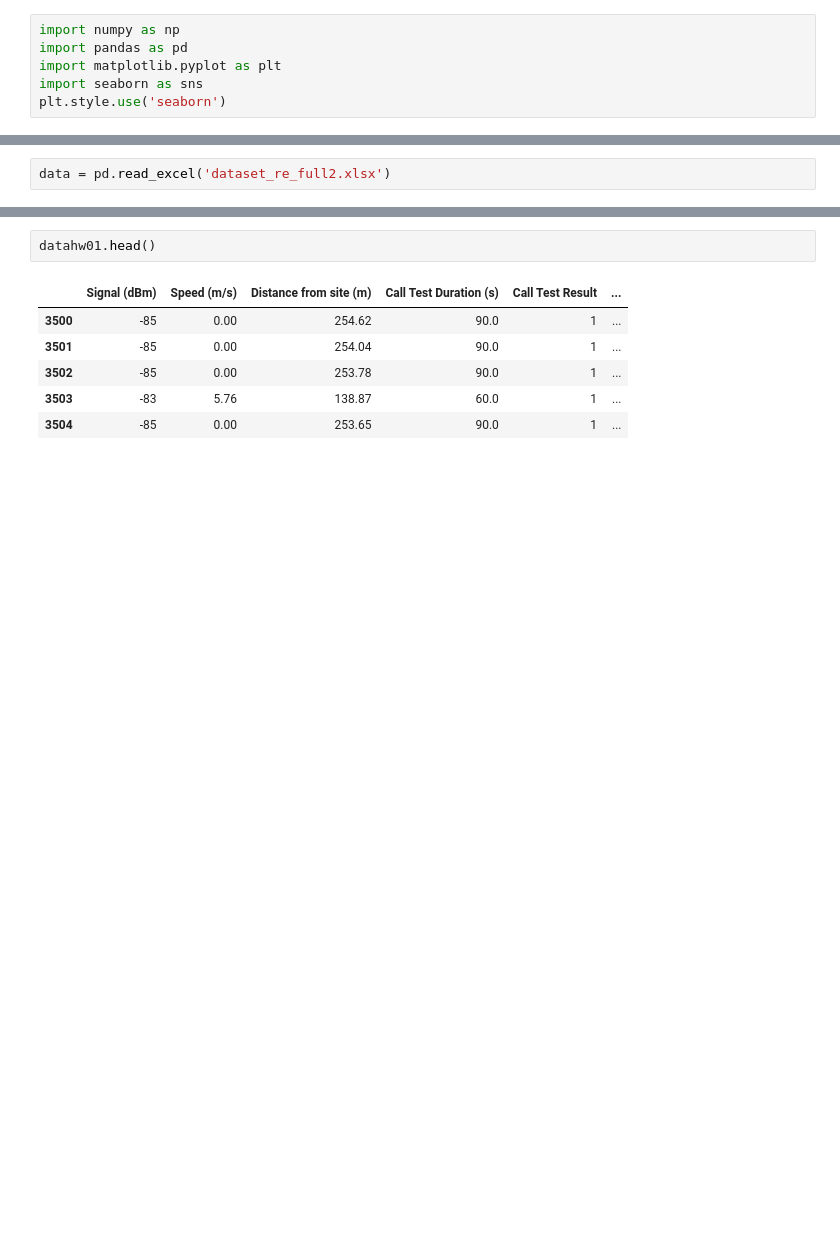
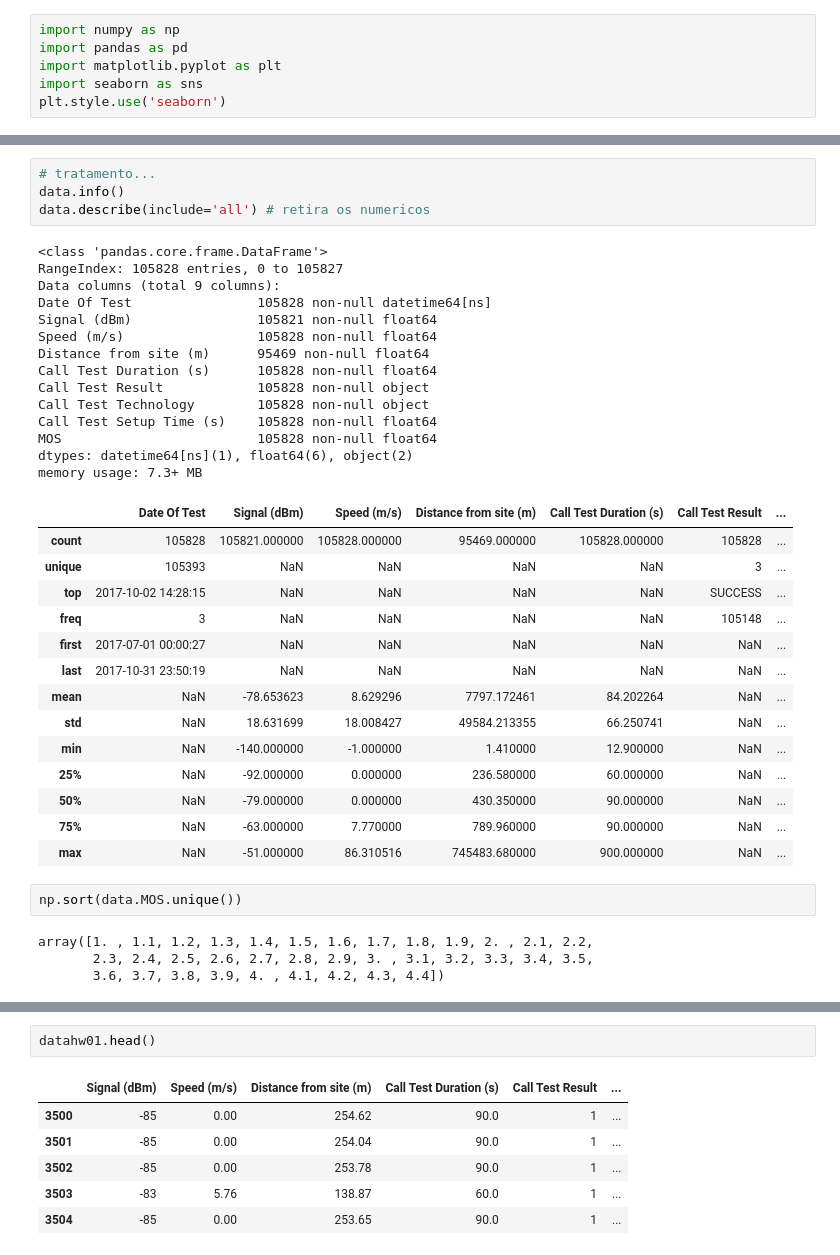
Before and after one commit to ezequiasjunior/ica2019.2, a Jupyter notebook: data_preprocessing.ipynb, the cells around one changed output, grey strips where cells are left out. Saved outputs shown, nothing was run; the diff lists cells and outputs as text; blank space fills up the shorter version.

```diff
--- a/data_preprocessing.ipynb
+++ b/data_preprocessing.ipynb
@@ -15,2 +46,0 @@ utilizar um slice do dado full...ou seja pegar o '''dataset_hw01.xlsx''' do dado
-# %%
-data = pd.read_excel('dataset_re_full2.xlsx')
@@ -23,0 +58,39 @@ datahw01.size, datahw01.shape
+# %%
+# tratamento...
+data.info()
+data.describe(include='all') # retira os numericos
+# %% [output]
+<class 'pandas.core.frame.DataFrame'>
+RangeIndex: 105828 entries, 0 to 105827
+Data columns (total 9 columns):
+Date Of Test                105828 non-null datetime64[ns]
+Signal (dBm)                105821 non-null float64
+Speed (m/s)                 105828 non-null float64
+Distance from site (m)      95469 non-null float64
+Call Test Duration (s)      105828 non-null float64
+Call Test Result            105828 non-null object
+Call Test Technology        105828 non-null object
+Call Test Setup Time (s)    105828 non-null float64
+MOS                         105828 non-null float64
+dtypes: datetime64[ns](1), float64(6), object(2)
+memory usage: 7.3+ MB
+|  | Date Of Test | Signal (dBm) | Speed (m/s) | Distance from site (m) | Call Test Duration (s) | Call Test Result | ... |
+| count | 105828 | 105821.000000 | 105828.000000 | 95469.000000 | 105828.000000 | 105828 | ... |
+| unique | 105393 | NaN | NaN | NaN | NaN | 3 | ... |
+| top | 2017-10-02 14:28:15 | NaN | NaN | NaN | NaN | SUCCESS | ... |
+| freq | 3 | NaN | NaN | NaN | NaN | 105148 | ... |
+| first | 2017-07-01 00:00:27 | NaN | NaN | NaN | NaN | NaN | ... |
+| last | 2017-10-31 23:50:19 | NaN | NaN | NaN | NaN | NaN | ... |
+| mean | NaN | -78.653623 | 8.629296 | 7797.172461 | 84.202264 | NaN | ... |
+| std | NaN | 18.631699 | 18.008427 | 49584.213355 | 66.250741 | NaN | ... |
+| min | NaN | -140.000000 | -1.000000 | 1.410000 | 12.900000 | NaN | ... |
+| 25% | NaN | -92.000000 | 0.000000 | 236.580000 | 60.000000 | NaN | ... |
+| 50% | NaN | -79.000000 | 0.000000 | 430.350000 | 90.000000 | NaN | ... |
+| 75% | NaN | -63.000000 | 7.770000 | 789.960000 | 90.000000 | NaN | ... |
+| max | NaN | -51.000000 | 86.310516 | 745483.680000 | 900.000000 | NaN | ... |
+# %%
+np.sort(data.MOS.unique())
+# %% [output]
+array([1. , 1.1, 1.2, 1.3, 1.4, 1.5, 1.6, 1.7, 1.8, 1.9, 2. , 2.1, 2.2,
+       2.3, 2.4, 2.5, 2.6, 2.7, 2.8, 2.9, 3. , 3.1, 3.2, 3.3, 3.4, 3.5,
+       3.6, 3.7, 3.8, 3.9, 4. , 4.1, 4.2, 4.3, 4.4])
```
Also changed, not shown: parts of 15 cells of this notebook, 4 other files.
